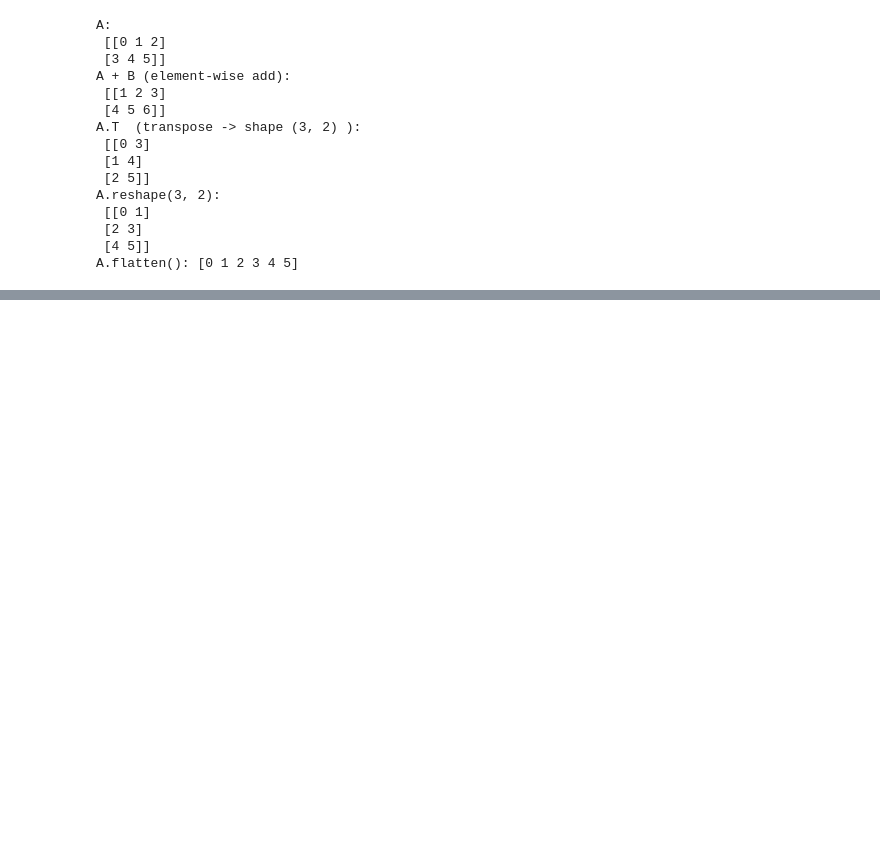
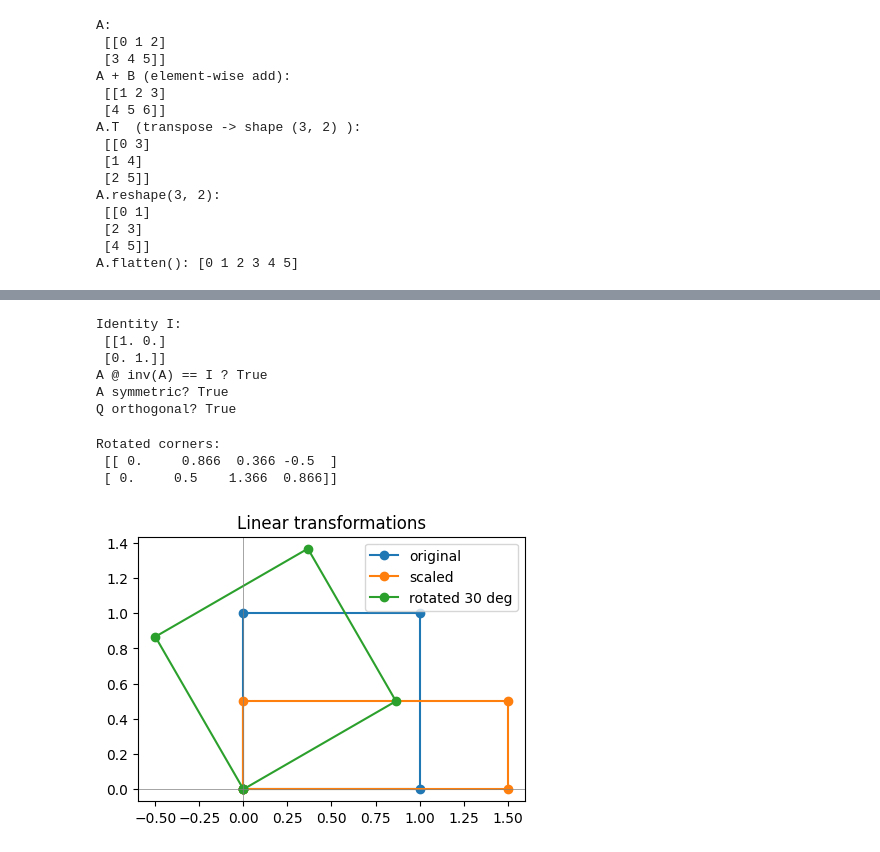
Before and after one commit to Anusha-Chittiraju123/NASSCOM, a Jupyter notebook: WEEK 2/U4_Linear_Algebra_Lab.ipynb, the cells around one changed output, grey strips where cells are left out. Cells and saved outputs as stored; diff of their text form; code cells hidden in the pictures; blank space fills up the shorter version.

```diff
--- a/WEEK 2/U4_Linear_Algebra_Lab.ipynb
+++ b/WEEK 2/U4_Linear_Algebra_Lab.ipynb
@@ -61,0 +154,24 @@ A.flatten(): [0 1 2 3 4 5]
+# %%
+# -----------------------------------------------------------
+# 🔹 3B. SPECIAL MATRICES: identity, symmetric, orthogonal
+# -----------------------------------------------------------
+
+I = np.eye(2)                       # identity: 1s on the diagonal
+print('Identity I:\n', I)
+print('A @ inv(A) == I ?', np.allclose(A @ la.inv(A), I))
+
+# Symmetric: A equals its own transpose
+print('A symmetric?', np.allclose(A, A.T))
+
+# Orthogonal: Q.T @ Q == I (a pure rotation/reflection)
+theta = np.radians(30)
+Q = np.array([[np.cos(theta), -np.sin(theta)],
+              [np.sin(theta),  np.cos(theta)]])
+print('Q orthogonal?', np.allclose(Q.T @ Q, I))
+# %% [output]
+Identity I:
+ [[1. 0.]
+ [0. 1.]]
+A @ inv(A) == I ? True
+A symmetric? True
+Q orthogonal? True
@@ -61,0 +193,43 @@ A.flatten(): [0 1 2 3 4 5]
+# %%
+# -----------------------------------------------------------
+# 🔹 4A. BUILD TRANSFORMATION MATRICES
+# -----------------------------------------------------------
+
+# A unit square defined by its 4 corners (each column is a point)
+square = np.array([[0, 1, 1, 0],
+                   [0, 0, 1, 1]], dtype=float)
+
+# Scaling matrix: stretch x by 1.5, y by 0.5
+S = np.array([[1.5, 0.0],
+              [0.0, 0.5]])
+
+# Rotation matrix: rotate by 30 degrees
+t = np.radians(30)
+R = np.array([[np.cos(t), -np.sin(t)],
+              [np.sin(t),  np.cos(t)]])
+
+scaled  = S @ square      # apply scaling
+rotated = R @ square      # apply rotation
+print('Rotated corners:\n', rotated)
+# %% [output]
+Rotated corners:
+ [[ 0.     0.866  0.366 -0.5  ]
+ [ 0.     0.5    1.366  0.866]]
+# %%
+# -----------------------------------------------------------
+# 🔹 4B. PLOT ORIGINAL vs TRANSFORMED
+# -----------------------------------------------------------
+
+def close_loop(pts):
+    # repeat the first point at the end so the polygon closes
+    return np.hstack([pts, pts[:, :1]])
+
+fig, ax = plt.subplots(figsize=(5, 5))
+ax.plot(*close_loop(square),  marker='o', label='original')
+ax.plot(*close_loop(scaled),  marker='o', label='scaled')
+ax.plot(*close_loop(rotated), marker='o', label='rotated 30 deg')
+ax.axhline(0, color='gray', lw=0.5); ax.axvline(0, color='gray', lw=0.5)
+ax.set_aspect('equal'); ax.legend(); ax.set_title('Linear transformations')
+plt.show()
+# %% [output]
+[figure, added]
```
Also changed, not shown: parts of 14 cells of this notebook.
